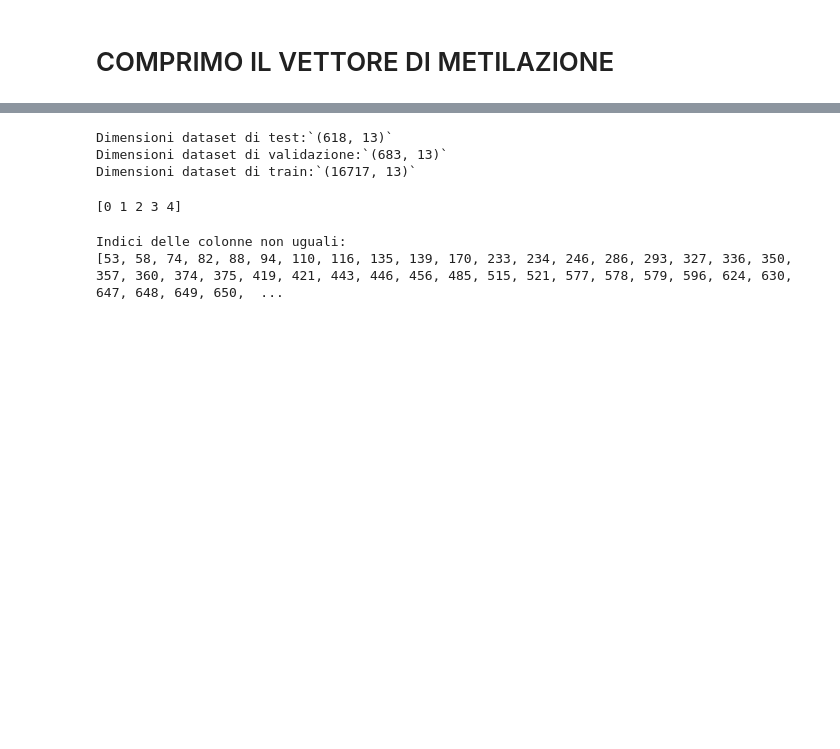
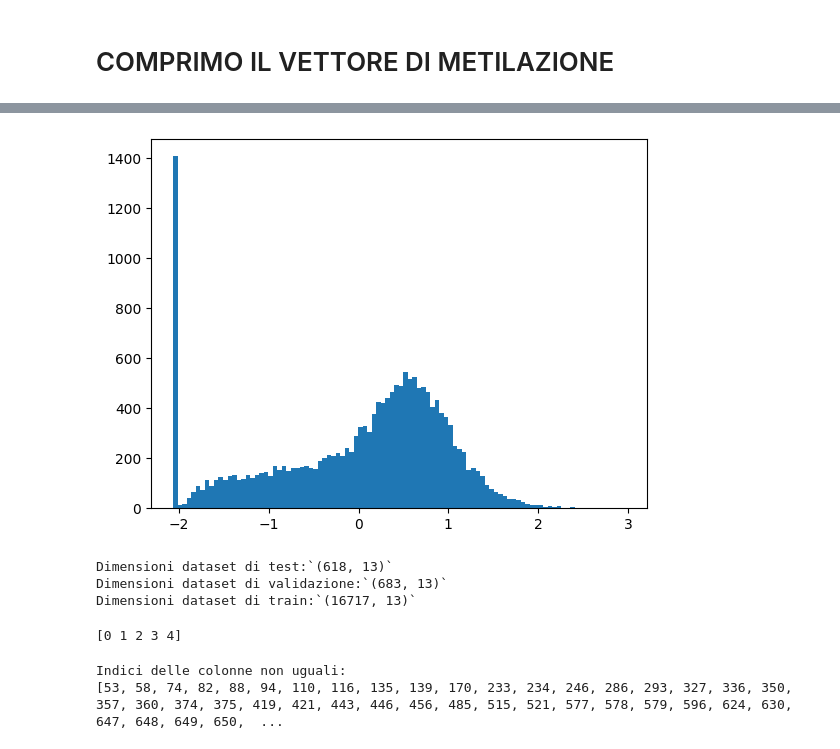
Before and after one commit to IloDan/GX_alBERTo, a Jupyter notebook: data_manipulation/data_manipulation.ipynb, the cells around one changed output, grey strips where cells are left out. Drawn from its saved outputs; the diff is of its cells as text; code cells hidden in the pictures; blank space fills up the shorter version.

```diff
--- a/data_manipulation/data_manipulation.ipynb
+++ b/data_manipulation/data_manipulation.ipynb
@@ -19,3 +36,16 @@ dataset = pd.concat([df0, df1, df2, df3, df4, df5, df6, df7, df8, df9])
+# %%
+from sklearn.preprocessing import StandardScaler
+
+scaler = StandardScaler()
+scaler.fit(dataset[dataset['split']=='train'][['fpkm_uq_median']])
+dataset['fpkm_uq_median'] = scaler.transform(dataset[['fpkm_uq_median']])
+# %%
+#stampa disribuzione dei valori di fpkm_uq_median
+import matplotlib.pyplot as plt
+plt.hist(dataset['fpkm_uq_median'], bins=100)
+plt.show()
+# %% [output]
+[figure, added]
 # %%
 def sparse_to_array(a):
     return a.toarray().flatten()
```
Also changed, not shown: parts of 2 cells of this notebook, 6 other files.
